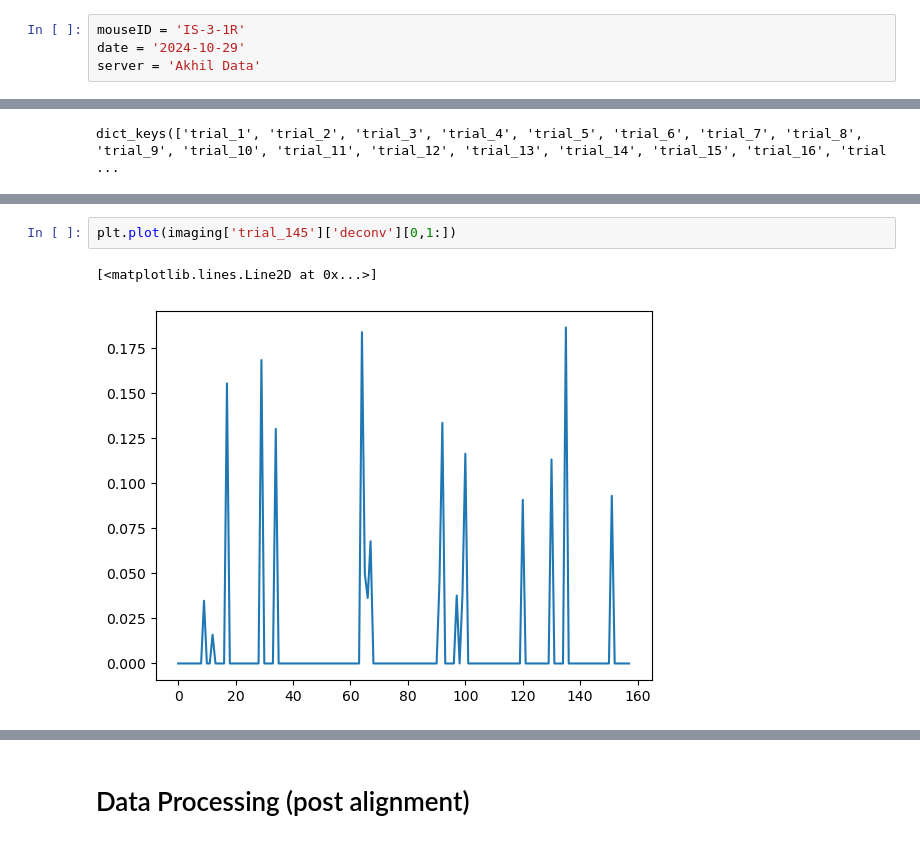
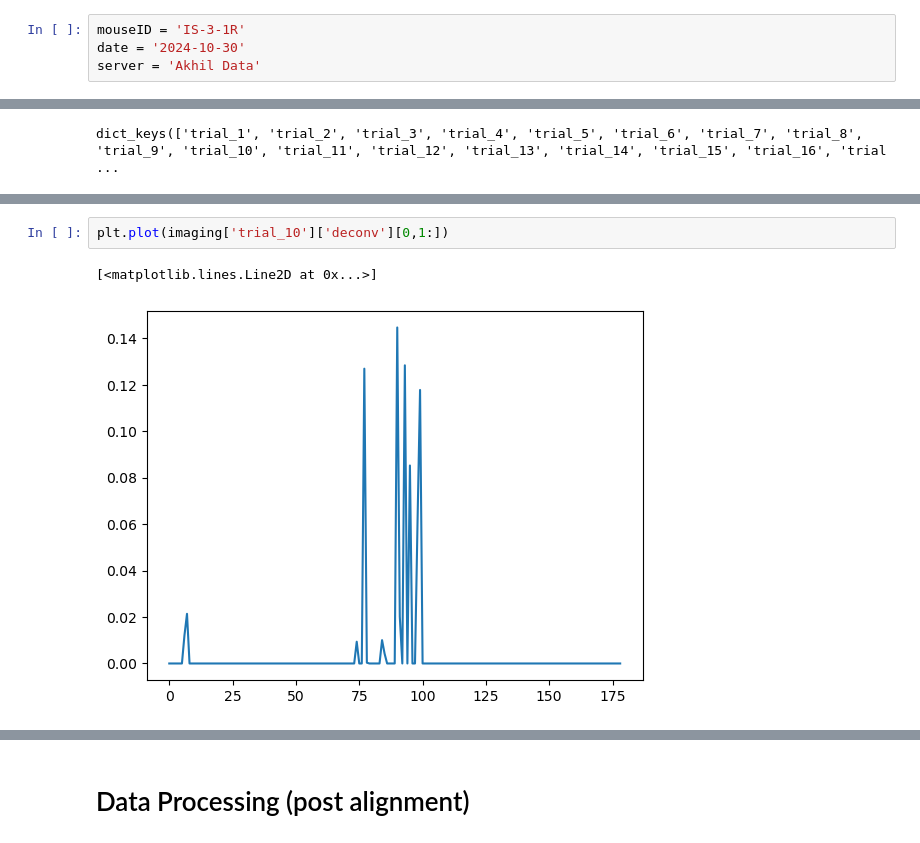
Before and after one commit to RunyanLab/Runyan_lab_data_alignment_python, a Jupyter notebook: deconv_alignment_processing.ipynb, the cells around one changed output, grey strips where cells are left out. Drawn from its saved outputs; the diff is of its cells as text.

Commit message:
modified:   deconv_alignment_processing.ipynb 	modified:   process_neural_data.py

```diff
--- a/deconv_alignment_processing.ipynb
+++ b/deconv_alignment_processing.ipynb
@@ -33,7 +33,7 @@ align = alignment()
 processing = data_processing()
 # %%
 mouseID = 'IS-3-1R'
-date = '2024-10-29'
+date = '2024-10-30'
 server = 'Akhil Data'
 # %% [markdown]
 # Deconvolution & delta F/F
@@ -234,5 +214,5 @@ array([2544, 2544, 2544, 2545, 2545, 2545, 2545, 2546, 2546, 2546, 2547,
 # %%
-plt.plot(imaging['trial_145']['deconv'][0,1:])
+plt.plot(imaging['trial_10']['deconv'][0,1:])
 # %% [output]
 [<matplotlib.lines.Line2D at 0x...>]
-[figure, old version]
+[figure, new version]
```
Also changed, not shown: parts of 17 cells of this notebook, 1 other file.
